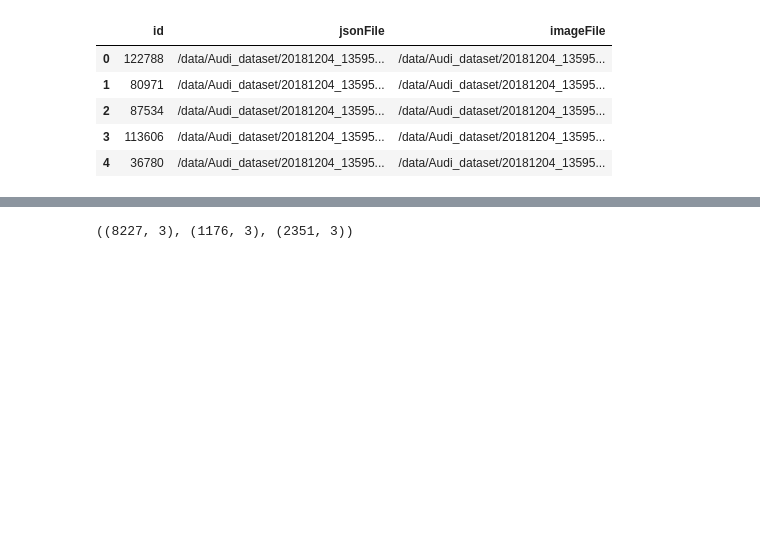
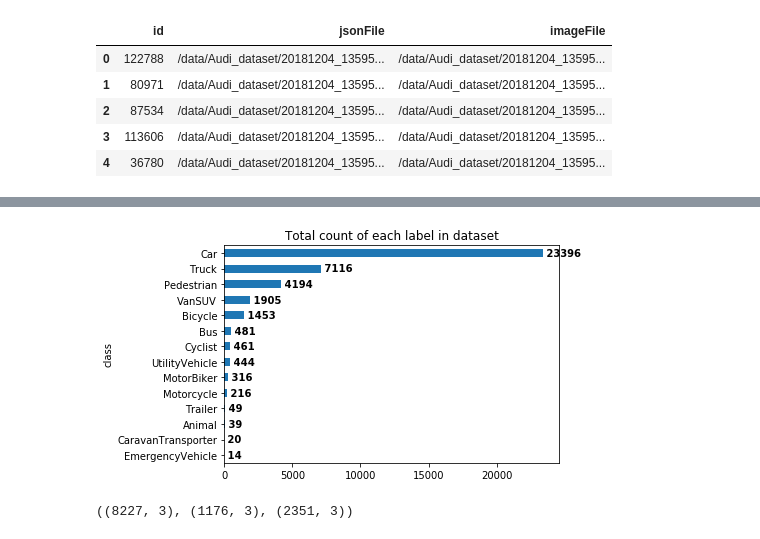
Before and after one commit to Suman-Saini/CapstoneProject_2, a Jupyter notebook: Data_Exploration.ipynb, the cells around one changed output, grey strips where cells are left out. Saved outputs shown, nothing was run; the diff lists cells and outputs as text; code cells hidden in the pictures; blank space fills up the shorter version.

```diff
--- a/Data_Exploration.ipynb
+++ b/Data_Exploration.ipynb
@@ -43,3 +43,20 @@ memory usage: 275.6+ KB
 | 2 | 87534 | /data/Audi_dataset/20181204_13595... | /data/Audi_dataset/20181204_13595... |
 | 3 | 113606 | /data/Audi_dataset/20181204_13595... | /data/Audi_dataset/20181204_13595... |
 | 4 | 36780 | /data/Audi_dataset/20181204_13595... | /data/Audi_dataset/20181204_13595... |
+# %%
+df = pd.DataFrame()
+# Read the json files to get the 2D and 3D boxes details
+for key, row in tqdm.tqdm(dataset.iterrows()):
+    d = pd.read_json(cur_dir+row['jsonFile'])
+    height, width = plt.imread(cur_dir + row['imageFile']).shape[:2]
+    d = d.loc[['2d_bbox','class']].transpose()
+    d['id'] = row['id']
+    d['width'] = width
+    d['height'] = height
+    df = pd.concat([df,d],sort=True)
+
+audiDf = pd.merge(dataset, df, on='id', how='inner')
+audiDf['x1'] = audiDf['2d_bbox'].str[0]
+audiDf['y1'] = audiDf['2d_bbox'].str[1]
+audiDf['x2'] = audiDf['2d_bbox'].str[2]
+audiDf['y2'] = audiDf['2d_bbox'].str[3]
@@ -46,3 +72,10 @@ memory usage: 275.6+ KB
+# %%
+s = audiDf.groupby(['class']).size().sort_values(ascending=True)
+ax = s.plot(kind='barh')
+[ax.text(v, i, " "+str(v), va='center', fontweight='bold') for i, v in enumerate(s)];
+_ = plt.title('Total count of each label in dataset')
+# %% [output]
+[figure, added]
 # %%
 train_dataset, test_dataset, val_dataset = np.split(dataset.sample(frac=1),
                                                     [int(.7*len(dataset)), int(.8*len(dataset))])
```
Also changed, not shown: parts of 1 cell of this notebook, 1 other file.
